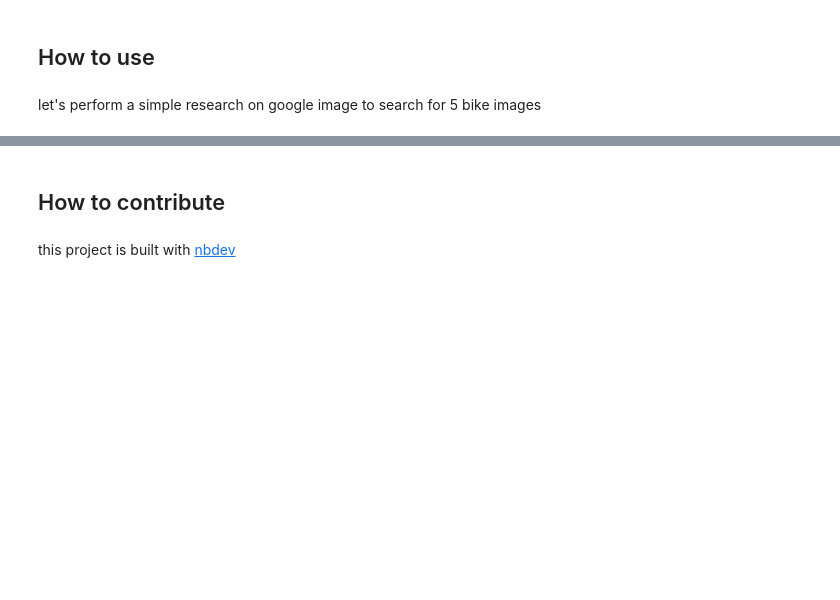
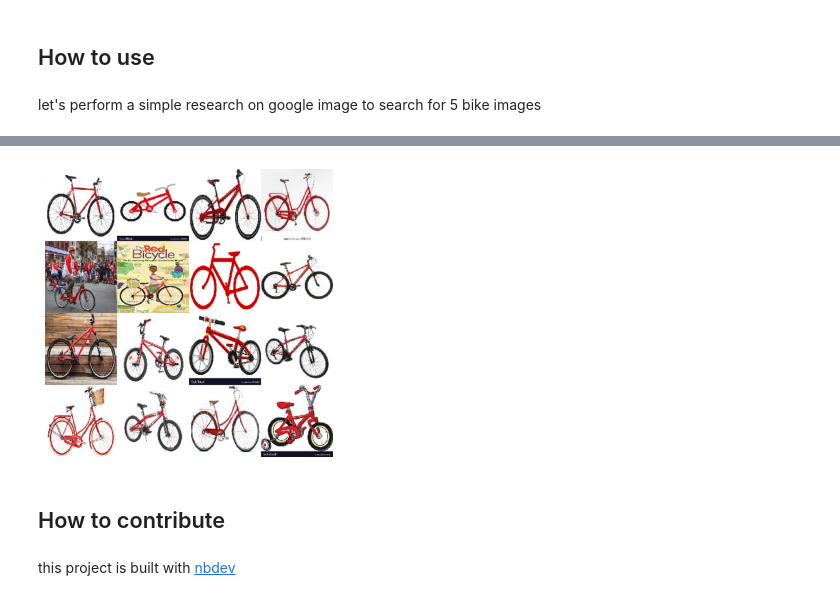
Before and after one commit to samsja/web2dataset, a Jupyter notebook: nbs/index.ipynb, the cells around one changed output, grey strips where cells are left out. Cells and saved outputs as stored; diff of their text form; code cells hidden in the pictures; blank space fills up the shorter version.

Commit message:
feat: add images plot in readme

```diff
--- a/nbs/index.ipynb
+++ b/nbs/index.ipynb
@@ -32,3 +39,7 @@ downloader.save("/tmp/my_search")
+# %%
+downloader.docs.plot_image_sprites()
+# %% [output]
+[figure, added]
 # %% [markdown]
 ## How to contribute
 # %% [markdown]
```
Also changed, not shown: parts of 2 cells of this notebook, 3 other files.
